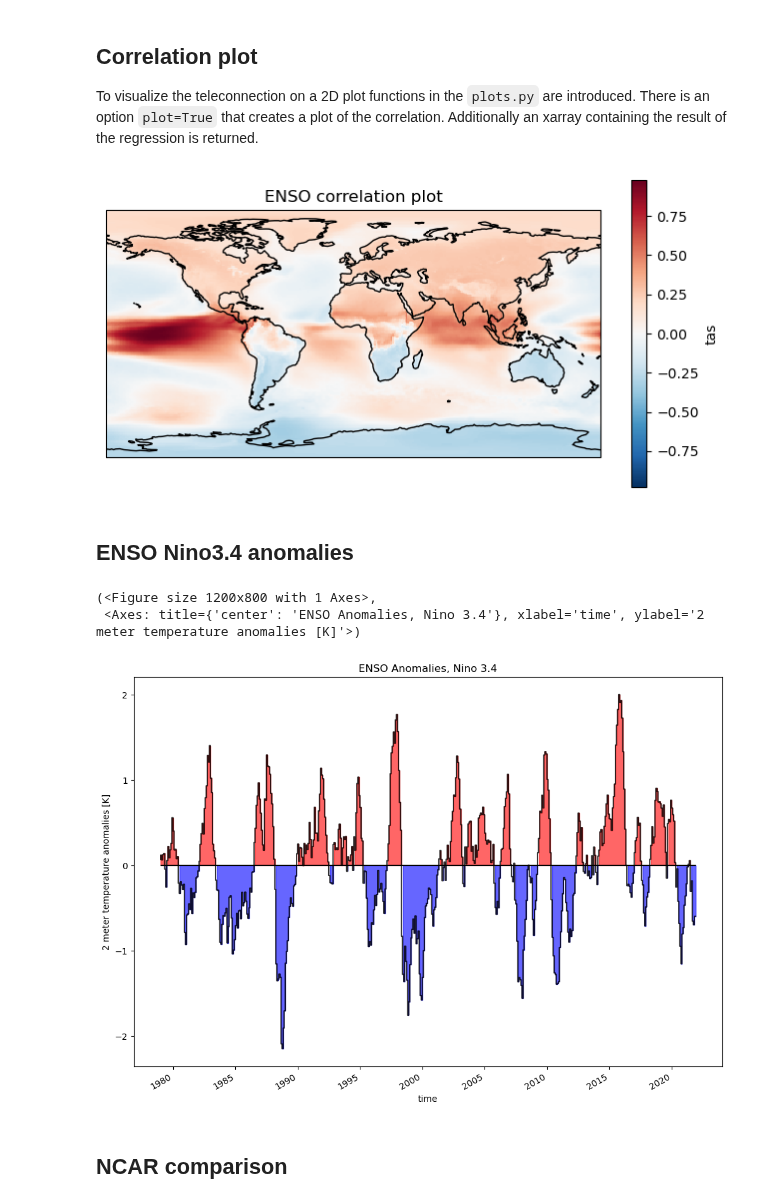
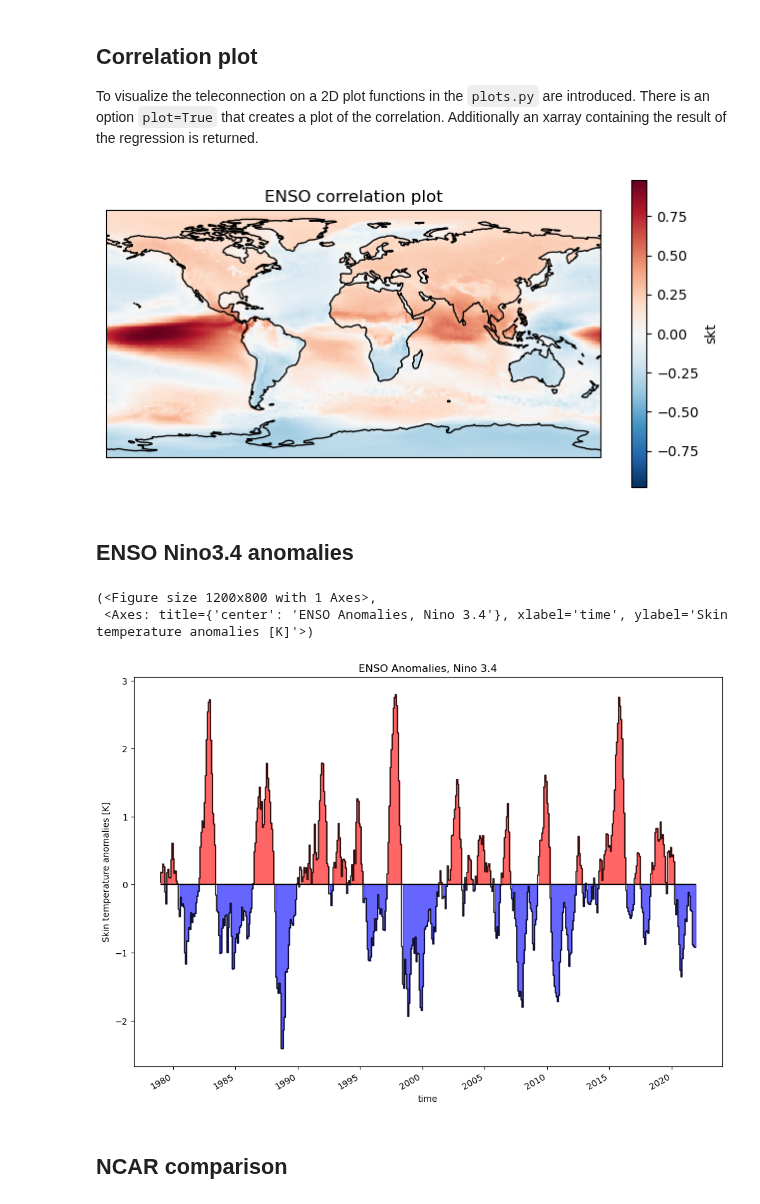
Before and after one commit to DestinE-Climate-DT/AQUA, a Jupyter notebook: diagnostics/teleconnections/ENSO_IFS.ipynb, the cells around one changed output. Drawn from its saved outputs; the diff is of its cells as text; code cells hidden in the pictures.

```diff
--- a/diagnostics/teleconnections/ENSO_IFS.ipynb
+++ b/diagnostics/teleconnections/ENSO_IFS.ipynb
@@ -62,7 +62,7 @@ Data variables: (12/15)
     GRIB_edition:            1
     intake_esm_dataset_key:  128.0.avgua.surface.monthly
 # %%
-infile = data['tas']
+infile = data['skt']
 infile = reader.regrid(infile)
 infile
 # %% [output]
@@ -127,18 +127,18 @@ There is an option `plot=True` that creates a plot of the correlation. Additiona
 enso_cor = cor_plot(enso,infile,title='ENSO correlation plot',save=True,
                     filename='enso_cor.png',outputdir='img/')
 # %% [output]
-[figure, old version]
+[figure, new version]
 # %% [markdown]
 ## ENSO Nino3.4 anomalies
 # %%
 enso_an = regional_mean_anomalies(infile,namelist,telecname,months_window=1)
 # %%
-index_plot(enso_an,title='ENSO Anomalies, Nino 3.4',ylabel='2 meter temperature anomalies [K]',
+index_plot(enso_an,title='ENSO Anomalies, Nino 3.4',ylabel='Skin temperature anomalies [K]',
            save=True,filename='enso_an.png',outputdir='img/')
 # %% [output]
 (<Figure size 1200x800 with 1 Axes>,
- <Axes: title={'center': 'ENSO Anomalies, Nino 3.4'}, xlabel='time', ylabel='2 meter temperature anomalies [K]'>)
+ <Axes: title={'center': 'ENSO Anomalies, Nino 3.4'}, xlabel='time', ylabel='Skin temperature anomalies [K]'>)
-[figure, old version]
+[figure, new version]
 # %% [markdown]
 ## NCAR comparison
 # %%
```
Also changed, not shown: parts of 8 cells of this notebook, 5 other files.
